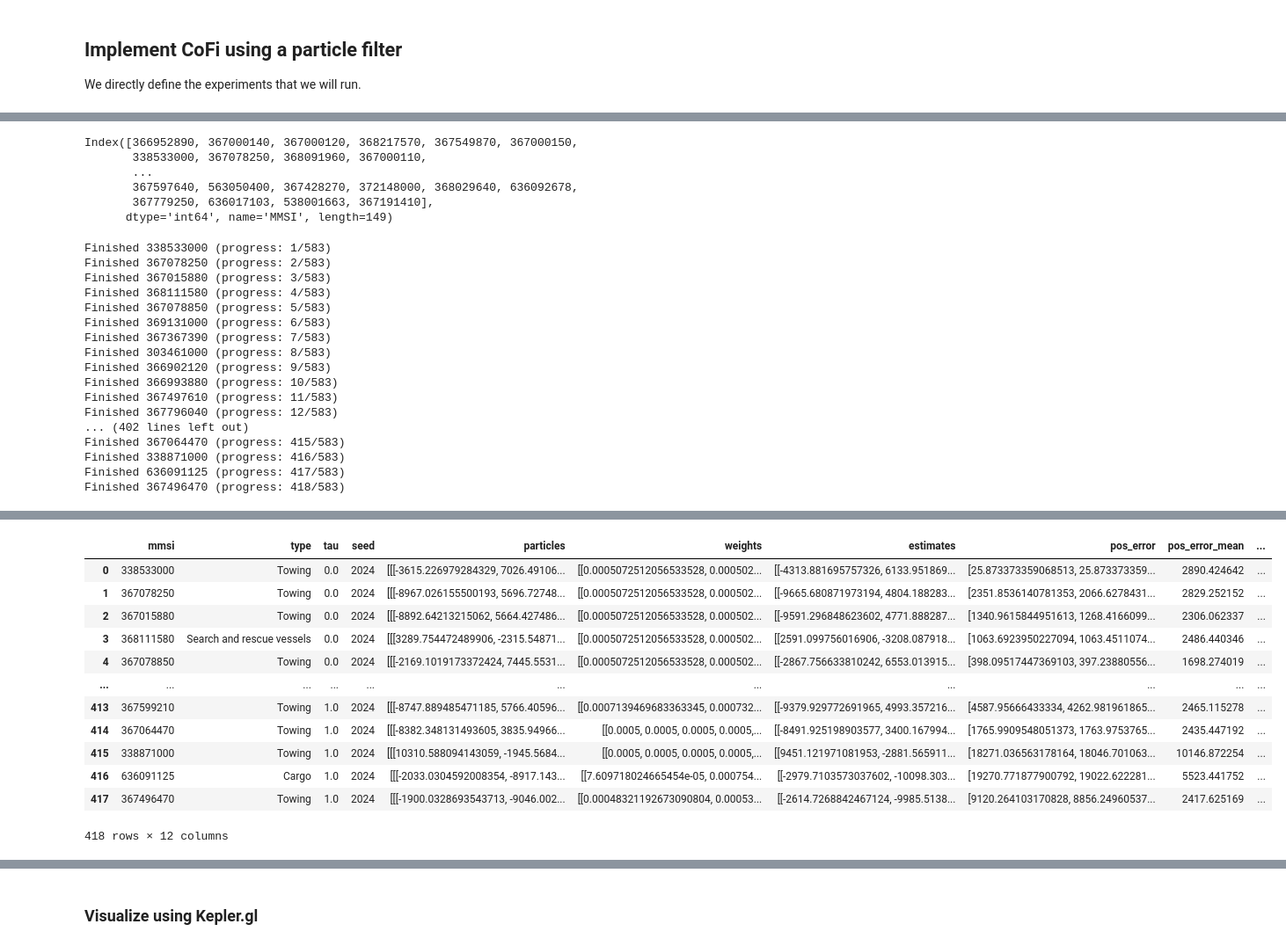
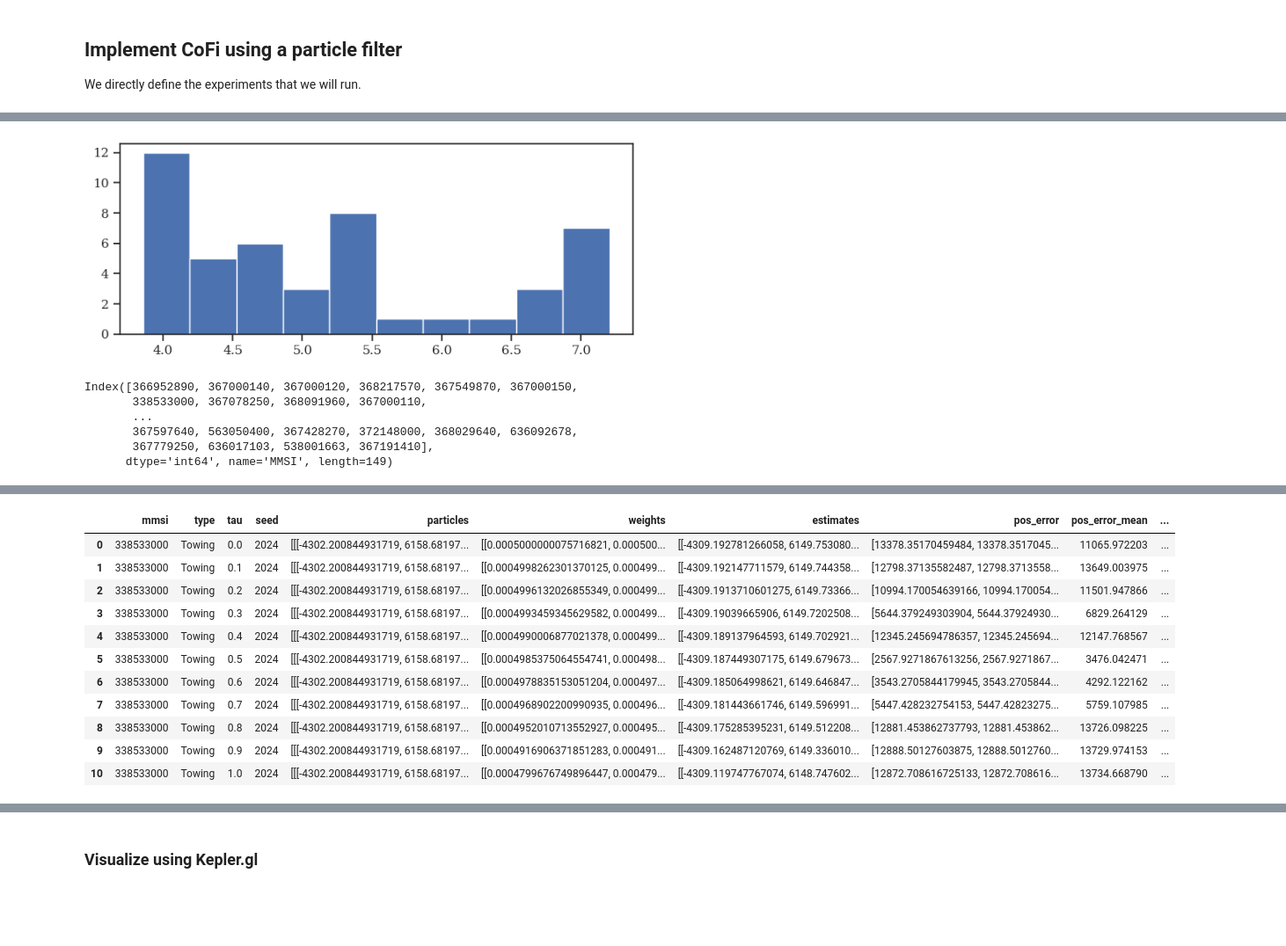
Before and after one commit to HRI-EU/ProMis, a Jupyter notebook: examples/cofi-maritime.ipynb, the cells around one changed output, grey strips where cells are left out. Shown at 88% size. Saved outputs shown, nothing was run; the diff lists cells and outputs as text; code cells hidden in the pictures; blank space fills up the shorter version.

```diff
--- a/examples/cofi-maritime.ipynb
+++ b/examples/cofi-maritime.ipynb
@@ -1090,3 +1135,12 @@ res_specific = run_experiment_pf1(
+# %%
+# Show the distribution of boat speeds
+plt.hist(
+    np.linalg.norm(np.diff(ground_truth[:, [0, 1]], axis=0), axis=1, ord=2)
+    / np.diff(ground_truth[:, 4])
+)
+pass
+# %% [output]
+[figure, added]
 # %%
 relevant_MMSIs
 # %% [output]
@@ -1102,12 +1156,13 @@ results = []
 df_for_type = df[df["VesselTypeName"].isin(landscapes.keys())]
 df_for_type = df_for_type[df_for_type["MMSI"].isin(relevant_MMSIs)]
 
-for tau in np.arange(0.0, 1.1, 0.1):
-    for mmsi in relevant_MMSIs[:100]:
-        data = df_for_type[df_for_type["MMSI"] == mmsi].copy()
-        if data.empty:
-            continue
+for mmsi in track(relevant_MMSIs[:50], description="MMSIs"):
+    # Skip if we have no data for that ship
+    data = df_for_type[df_for_type["MMSI"] == mmsi].copy()
+    if data.empty:
+        continue
 
+    for tau in np.arange(0.0, 1.1, 0.1):
         vessel_type = data["VesselTypeName"].iloc[0]
 
         experiment_result = run_experiment_pf1(
@@ -1128,27 +1183,9 @@ for tau in np.arange(0.0, 1.1, 0.1):
                 **experiment_result,
             )
         )
-        print(
-            f"Finished {mmsi} (progress: {len(results)}/{len(df_for_type['MMSI'].unique()) * 11})"
-        )
+
+    break  # TODO debugging
 
 df_results = pd.DataFrame(results)
 df_results
 # %% [output]
-Finished 338533000 (progress: 1/583)
-Finished 367078250 (progress: 2/583)
-Finished 367015880 (progress: 3/583)
-Finished 368111580 (progress: 4/583)
-Finished 367078850 (progress: 5/583)
-Finished 369131000 (progress: 6/583)
-Finished 367367390 (progress: 7/583)
-Finished 303461000 (progress: 8/583)
-Finished 366902120 (progress: 9/583)
-Finished 366993880 (progress: 10/583)
-Finished 367497610 (progress: 11/583)
-Finished 367796040 (progress: 12/583)
-... (402 lines left out)
-Finished 367064470 (progress: 415/583)
-Finished 338871000 (progress: 416/583)
-Finished 636091125 (progress: 417/583)
-Finished 367496470 (progress: 418/583)
@@ -1155,16 +1194,15 @@ Finished 367496470 (progress: 418/583)
 |  | mmsi | type | tau | seed | particles | weights | estimates | pos_error | pos_error_mean | ... |
-| 0 | 338533000 | Towing | 0.0 | 2024 | [[[-3615.226979284329, 7026.49106... | [[0.0005072512056533528, 0.000502... | [[-4313.881695757326, 6133.951869... | [25.873373359068513, 25.873373359... | 2890.424642 | ... |
-| 1 | 367078250 | Towing | 0.0 | 2024 | [[[-8967.026155500193, 5696.72748... | [[0.0005072512056533528, 0.000502... | [[-9665.680871973194, 4804.188283... | [2351.8536140781353, 2066.6278431... | 2829.252152 | ... |
-| 2 | 367015880 | Towing | 0.0 | 2024 | [[[-8892.64213215062, 5664.427486... | [[0.0005072512056533528, 0.000502... | [[-9591.296848623602, 4771.888287... | [1340.9615844951613, 1268.4166099... | 2306.062337 | ... |
-| 3 | 368111580 | Search and rescue vessels | 0.0 | 2024 | [[[3289.754472489906, -2315.54871... | [[0.0005072512056533528, 0.000502... | [[2591.099756016906, -3208.087918... | [1063.6923950227094, 1063.4511074... | 2486.440346 | ... |
-| 4 | 367078850 | Towing | 0.0 | 2024 | [[[-2169.1019173372424, 7445.5531... | [[0.0005072512056533528, 0.000502... | [[-2867.756633810242, 6553.013915... | [398.09517447369103, 397.23880556... | 1698.274019 | ... |
-| ... | ... | ... | ... | ... | ... | ... | ... | ... | ... | ... |
-| 413 | 367599210 | Towing | 1.0 | 2024 | [[[-8747.889485471185, 5766.40596... | [[0.0007139469683363345, 0.000732... | [[-9379.929772691965, 4993.357216... | [4587.95666433334, 4262.981961865... | 2465.115278 | ... |
-| 414 | 367064470 | Towing | 1.0 | 2024 | [[[-8382.348131493605, 3835.94966... | [[0.0005, 0.0005, 0.0005, 0.0005,... | [[-8491.925198903577, 3400.167994... | [1765.9909548051373, 1763.9753765... | 2435.447192 | ... |
-| 415 | 338871000 | Towing | 1.0 | 2024 | [[[10310.588094143059, -1945.5684... | [[0.0005, 0.0005, 0.0005, 0.0005,... | [[9451.121971081953, -2881.565911... | [18271.036563178164, 18046.701063... | 10146.872254 | ... |
-| 416 | 636091125 | Cargo | 1.0 | 2024 | [[[-2033.0304592008354, -8917.143... | [[7.609718024665454e-05, 0.000754... | [[-2979.7103573037602, -10098.303... | [19270.771877900792, 19022.622281... | 5523.441752 | ... |
-| 417 | 367496470 | Towing | 1.0 | 2024 | [[[-1900.0328693543713, -9046.002... | [[0.00048321192673090804, 0.00053... | [[-2614.7268842467124, -9985.5138... | [9120.264103170828, 8856.24960537... | 2417.625169 | ... |
+| 0 | 338533000 | Towing | 0.0 | 2024 | [[[-4302.200844931719, 6158.68197... | [[0.0005000000075716821, 0.000500... | [[-4309.192781266058, 6149.753080... | [13378.35170459484, 13378.3517045... | 11065.972203 | ... |
+| 1 | 338533000 | Towing | 0.1 | 2024 | [[[-4302.200844931719, 6158.68197... | [[0.0004998262301370125, 0.000499... | [[-4309.192147711579, 6149.744358... | [12798.37135582487, 12798.3713558... | 13649.003975 | ... |
+| 2 | 338533000 | Towing | 0.2 | 2024 | [[[-4302.200844931719, 6158.68197... | [[0.0004996132026855349, 0.000499... | [[-4309.1913710601275, 6149.73366... | [10994.170054639166, 10994.170054... | 11501.947866 | ... |
+| 3 | 338533000 | Towing | 0.3 | 2024 | [[[-4302.200844931719, 6158.68197... | [[0.0004993459345629582, 0.000499... | [[-4309.19039665906, 6149.7202508... | [5644.379249303904, 5644.37924930... | 6829.264129 | ... |
+| 4 | 338533000 | Towing | 0.4 | 2024 | [[[-4302.200844931719, 6158.68197... | [[0.0004990006877021378, 0.000499... | [[-4309.189137964593, 6149.702921... | [12345.245694786357, 12345.245694... | 12147.768567 | ... |
+| 5 | 338533000 | Towing | 0.5 | 2024 | [[[-4302.200844931719, 6158.68197... | [[0.0004985375064554741, 0.000498... | [[-4309.187449307175, 6149.679673... | [2567.9271867613256, 2567.9271867... | 3476.042471 | ... |
+| 6 | 338533000 | Towing | 0.6 | 2024 | [[[-4302.200844931719, 6158.68197... | [[0.0004978835153051204, 0.000497... | [[-4309.185064998621, 6149.646847... | [3543.2705844179945, 3543.2705844... | 4292.122162 | ... |
+| 7 | 338533000 | Towing | 0.7 | 2024 | [[[-4302.200844931719, 6158.68197... | [[0.0004968902200990935, 0.000496... | [[-4309.181443661746, 6149.596991... | [5447.428232754153, 5447.42823275... | 5759.107985 | ... |
+| 8 | 338533000 | Towing | 0.8 | 2024 | [[[-4302.200844931719, 6158.68197... | [[0.0004952010713552927, 0.000495... | [[-4309.175285395231, 6149.512208... | [12881.453862737793, 12881.453862... | 13726.098225 | ... |
+| 9 | 338533000 | Towing | 0.9 | 2024 | [[[-4302.200844931719, 6158.68197... | [[0.0004916906371851283, 0.000491... | [[-4309.162487120769, 6149.336010... | [12888.50127603875, 12888.5012760... | 13729.974153 | ... |
+| 10 | 338533000 | Towing | 1.0 | 2024 | [[[-4302.200844931719, 6158.68197... | [[0.0004799676749896447, 0.000479... | [[-4309.119747767074, 6148.747602... | [12872.708616725133, 12872.708616... | 13734.668790 | ... |
-418 rows × 12 columns
 # %%
 # before = monotonic()
 # run_experiment_pf1(
```
Also changed, not shown: parts of 26 cells of this notebook.
